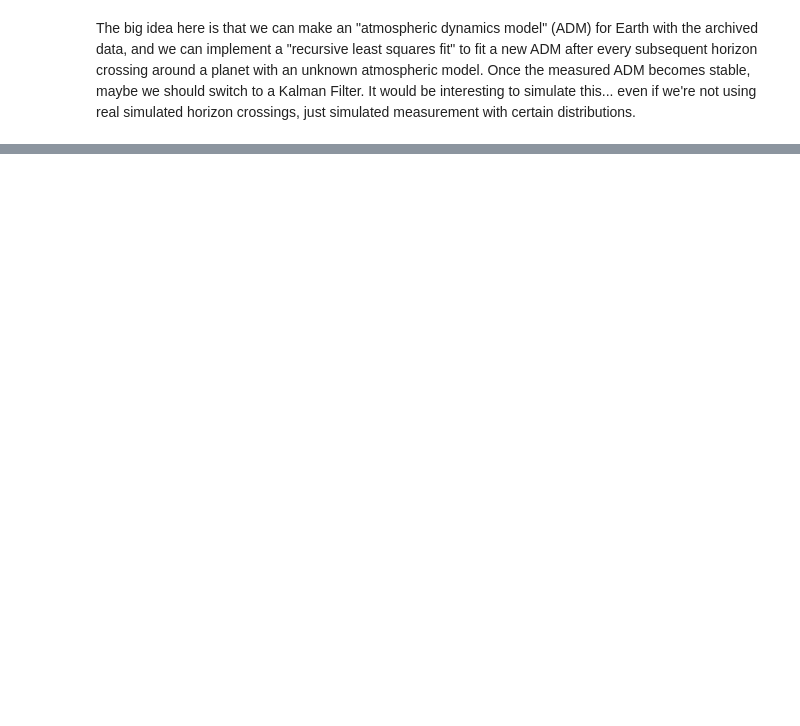
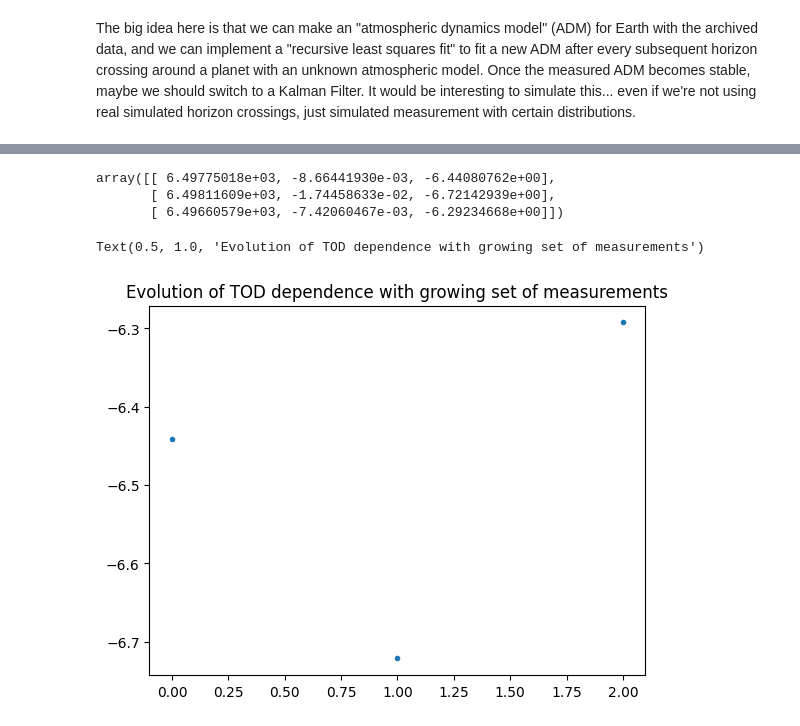
Before and after one commit to nruhl25/HorizonCrossings-project, a Jupyter notebook: HCNM2/AtmosphericDynamicsModel/atmospheric_dynamics_model.ipynb, the cells around one changed output, grey strips where cells are left out. Saved outputs shown, nothing was run; the diff lists cells and outputs as text; code cells hidden in the pictures; blank space fills up the shorter version.

```diff
--- a/HCNM2/AtmosphericDynamicsModel/atmospheric_dynamics_model.ipynb
+++ b/HCNM2/AtmosphericDynamicsModel/atmospheric_dynamics_model.ipynb
@@ -179,0 +184,31 @@ Proposal for 2 student projects, could take other directions also:
+# %%
+def create_ADM(m):
+    if m < 3 or m > len(all_dicts):
+        print("m>3 and m<len(obs_dict) is required to use this function. m+1 in the formulas above is m here.")
+        return 0
+    A = np.zeros((3,3))
+    q = np.zeros((3,1))
+    for i in range(m):
+        obs_dict = all_dicts[i]
+        a_i = np.array([1, obs_dict['SN'], obs_dict['TOD']]).reshape((3,1))
+        A += a_i @ a_i.T
+        q += obs_dict['y50']*a_i
+    x = np.linalg.inv(A) @ q
+    return x
+# %%
+coeffs_array = np.zeros((3,3))   # 3 rows for 3 measurements, 3 columns for 3 coefficients
+for i, m in enumerate([3,4,5]):
+    coeffs = create_ADM(m)
+    coeffs_array[i,:]=coeffs.reshape((1,3))
+# %%
+coeffs_array
+# %% [output]
+array([[ 6.49775018e+03, -8.66441930e-03, -6.44080762e+00],
+       [ 6.49811609e+03, -1.74458633e-02, -6.72142939e+00],
+       [ 6.49660579e+03, -7.42060467e-03, -6.29234668e+00]])
+# %%
+plt.plot(coeffs_array[:,2],'.')
+plt.title("Evolution of TOD dependence with growing set of measurements")
+# %% [output]
+Text(0.5, 1.0, 'Evolution of TOD dependence with growing set of measurements')
+[figure, added]
```
Also changed, not shown: parts of 12 cells of this notebook, 8 other files.
